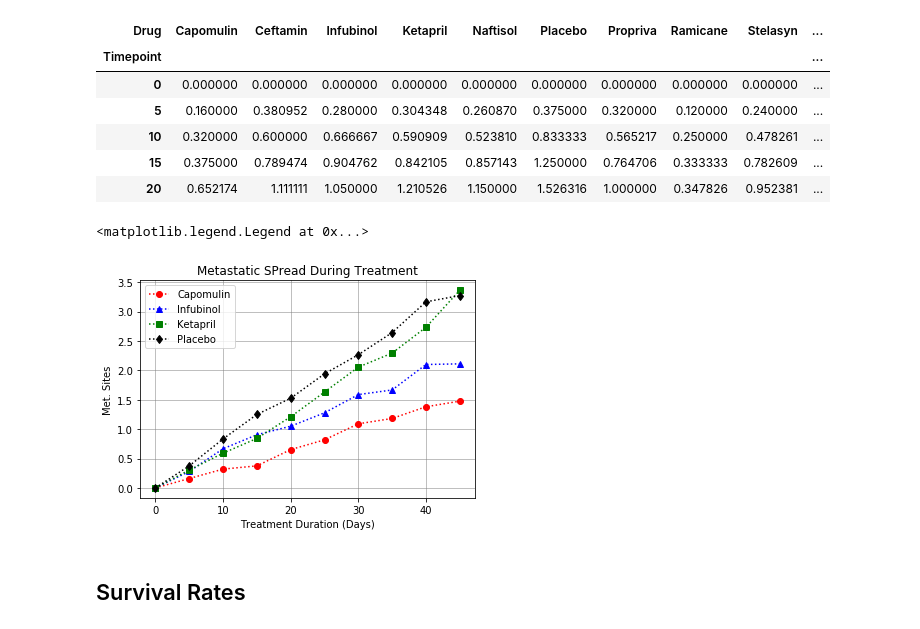
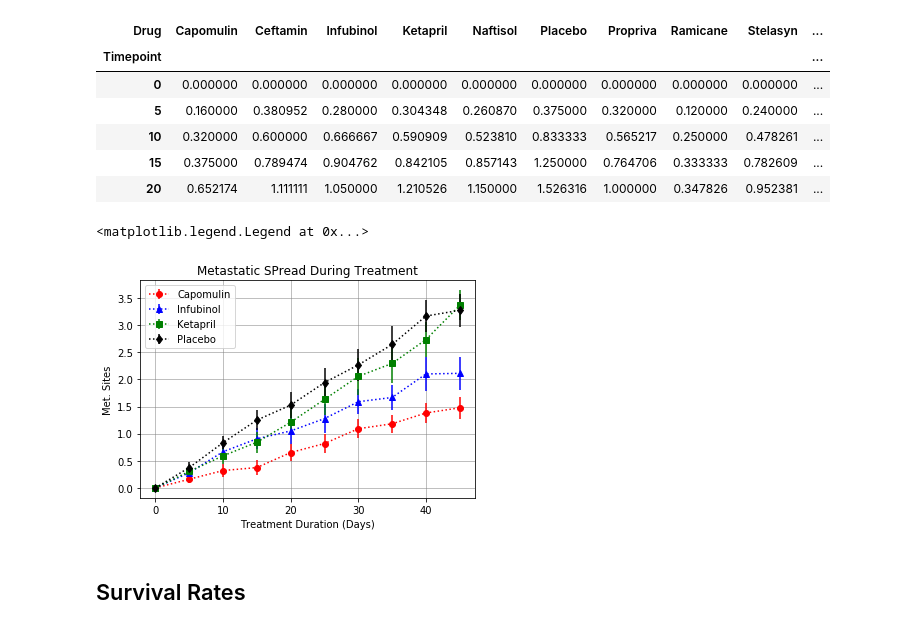
Before and after one commit to kyliejtan/Homework5, a Jupyter notebook: pymaceuticals_Kylie.ipynb, the cells around one changed output. Cells and saved outputs as stored; diff of their text form; code cells hidden in the pictures.

```diff
--- a/pymaceuticals_Kylie.ipynb
+++ b/pymaceuticals_Kylie.ipynb
@@ -168,6 +159,10 @@ met_site_sem_df.head()
 |  | 10 | 0.125433 |
 |  | 15 | 0.132048 |
 |  | 20 | 0.161621 |
+# %%
+# Pivoting the met_site_sem_df so that calling the Standard Error for each drug as the yerr in the plot below is
+# easier
+met_site_sem_pivot = met_site_sem_df.reset_index().pivot(index="Timepoint", columns="Drug", values="Metastatic Sites")
 # %%
 # Minor Data Munging to Re-Format the Data Frames
 mean_met_site_pivot = mean_met_site_df.reset_index().pivot(index="Timepoint",
@@ -186,24 +181,28 @@ mean_met_site_pivot.head()
 # %%
 # Generate the Plot (with Error Bars)
 fig, ax = plt.subplots()
 
-ax.errorbar(x_axis, mean_met_site_pivot["Capomulin"], color="red", linestyle=":", fmt="o")
-ax.errorbar(x_axis, mean_met_site_pivot["Infubinol"], color="blue", linestyle=":", fmt="^")
-ax.errorbar(x_axis, mean_met_site_pivot["Ketapril"], color="green", linestyle=":", fmt="s")
-ax.errorbar(x_axis, mean_met_site_pivot["Placebo"], color="black", linestyle=":", fmt="d")
+ax.errorbar(x_axis, mean_met_site_pivot["Capomulin"], yerr=met_site_sem_pivot["Capomulin"],
+            color="red", linestyle=":", fmt="o")
+ax.errorbar(x_axis, mean_met_site_pivot["Infubinol"], yerr=met_site_sem_pivot["Infubinol"],
+            color="blue", linestyle=":", fmt="^")
+ax.errorbar(x_axis, mean_met_site_pivot["Ketapril"], yerr=met_site_sem_pivot["Ketapril"],
+            color="green", linestyle=":", fmt="s")
+ax.errorbar(x_axis, mean_met_site_pivot["Placebo"], yerr=met_site_sem_pivot["Placebo"],
+            color="black", linestyle=":", fmt="d")
 
 ax.set_title("Metastatic SPread During Treatment")
 ax.set_xlabel("Treatment Duration (Days)")
 ax.set_ylabel("Met. Sites")
 ax.set_xticklabels(np.arange(-10, 50, 10))
 ax.grid(color='gray', linestyle='-', linewidth=1, alpha=0.5)
 ax.legend(["Capomulin", "Infubinol", "Ketapril", "Placebo"], fancybox=True)
 # Save the Figure
 
 # Show the Figure
 # %% [output]
 <matplotlib.legend.Legend at 0x...>
-[figure, old version]
+[figure, new version]
 # %% [markdown]
 ## Survival Rates
 # %%
```
Also changed, not shown: parts of 7 cells of this notebook.
